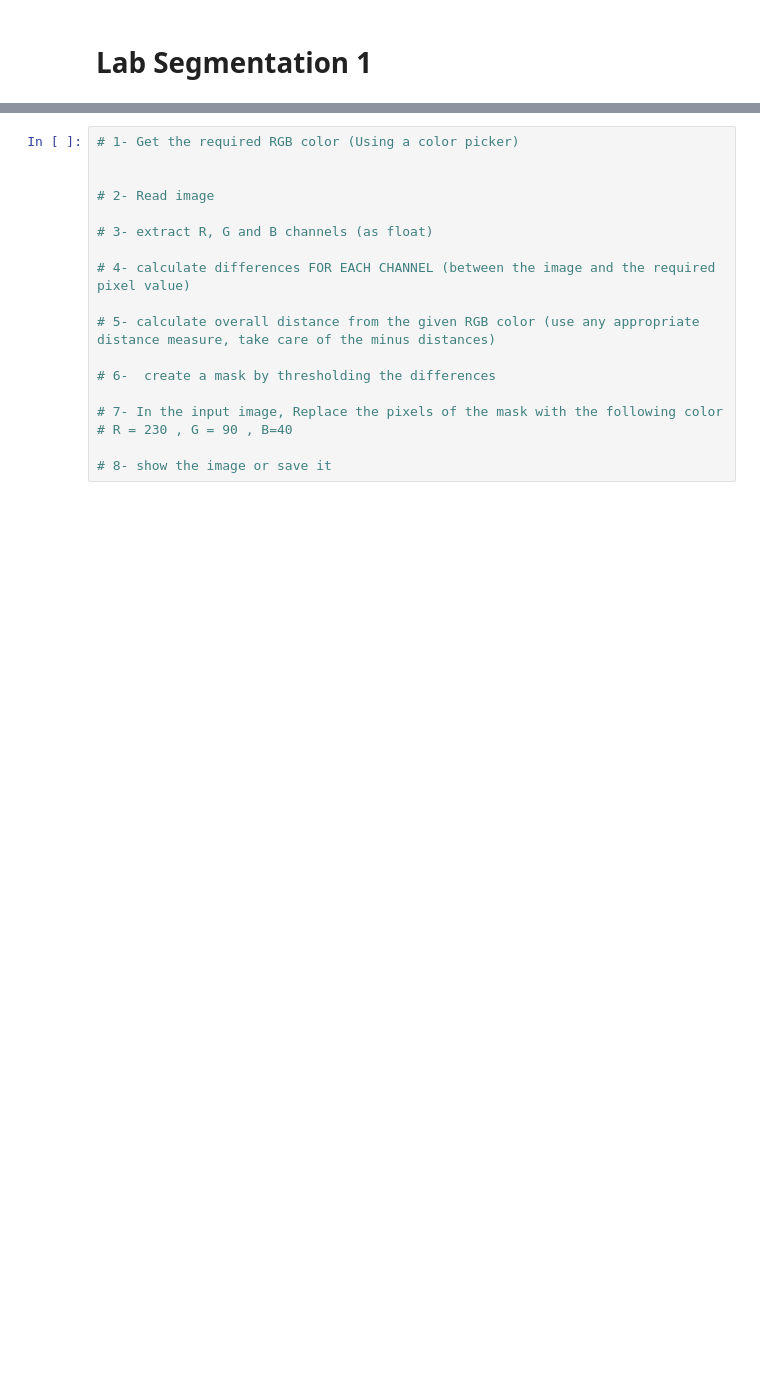
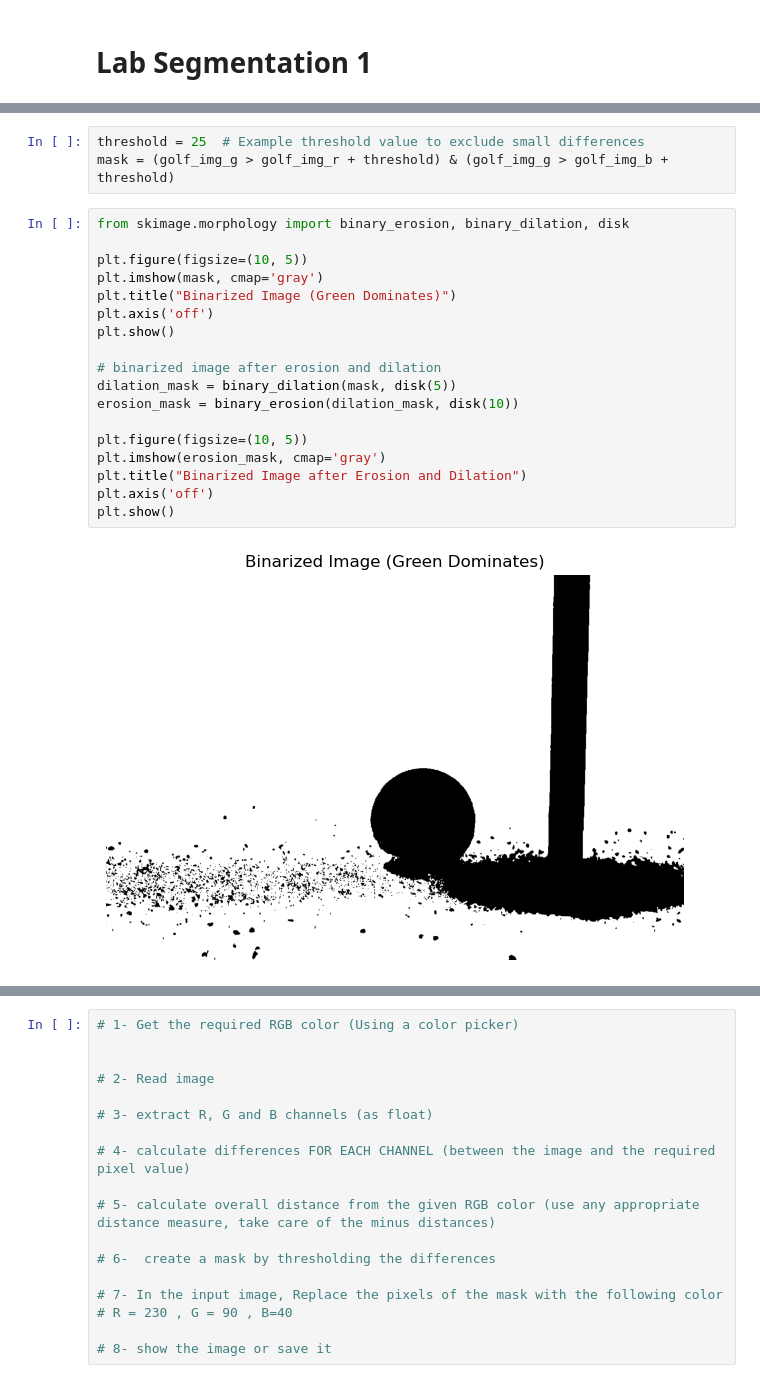
Before and after one commit to amir-kedis/image-processing-labs, a Jupyter notebook: Lab7-Segmentation1-STD/Lab_Seg_1_STD.ipynb, the cells around one changed output, grey strips where cells are left out. Saved outputs shown, nothing was run; the diff lists cells and outputs as text; blank space fills up the shorter version.

```diff
--- a/Lab7-Segmentation1-STD/Lab_Seg_1_STD.ipynb
+++ b/Lab7-Segmentation1-STD/Lab_Seg_1_STD.ipynb
@@ -44,0 +81,23 @@ Error:
+# %%
+threshold = 25  # Example threshold value to exclude small differences
+mask = (golf_img_g > golf_img_r + threshold) & (golf_img_g > golf_img_b + threshold)
+# %%
+from skimage.morphology import binary_erosion, binary_dilation, disk
+
+plt.figure(figsize=(10, 5))
+plt.imshow(mask, cmap='gray')
+plt.title("Binarized Image (Green Dominates)")
+plt.axis('off')
+plt.show()
+
+# binarized image after erosion and dilation
+dilation_mask = binary_dilation(mask, disk(5))
+erosion_mask = binary_erosion(dilation_mask, disk(10))
+
+plt.figure(figsize=(10, 5))
+plt.imshow(erosion_mask, cmap='gray')
+plt.title("Binarized Image after Erosion and Dilation")
+plt.axis('off')
+plt.show()
+# %% [output]
+[figure, added]
```
Also changed, not shown: parts of 14 cells of this notebook.
